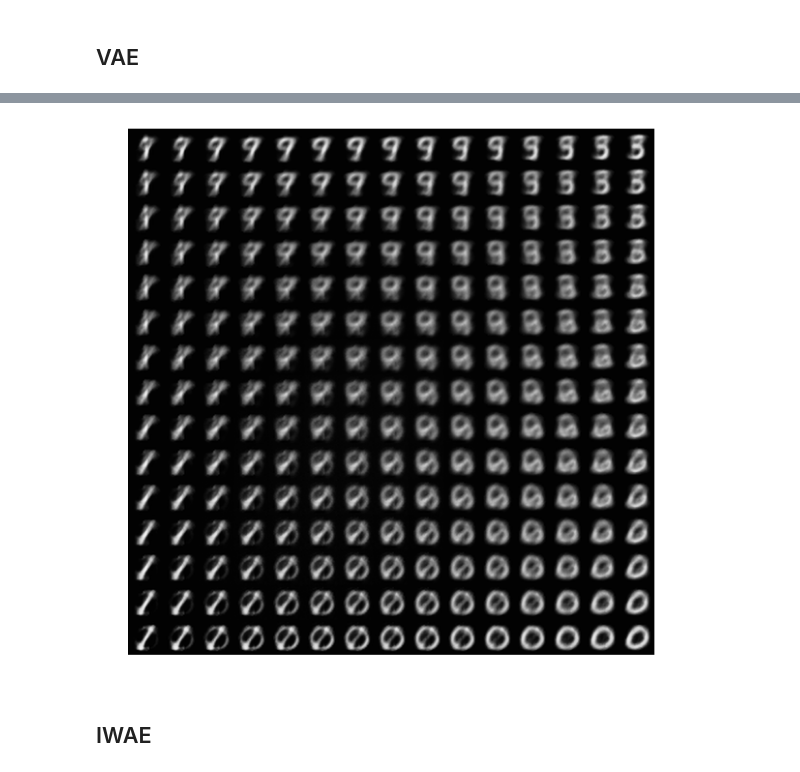
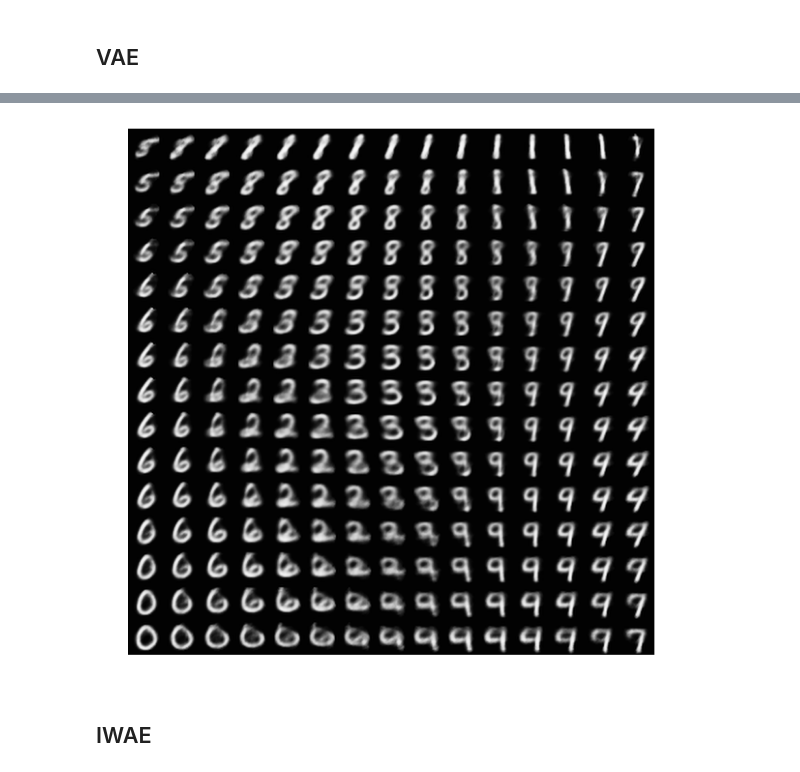
Before and after one commit to Intelligent-Systems-Phystech/DeepGenerativeModels, a Jupyter notebook: examples/VAE_IWAE.ipynb, the cells around one changed output, grey strips where cells are left out. Cells and saved outputs as stored; diff of their text form; code cells hidden in the pictures.

```diff
--- a/examples/VAE_IWAE.ipynb
+++ b/examples/VAE_IWAE.ipynb
@@ -29,5 +46,5 @@ test_data = TensorDataset(data.test_data.view(-1, 28 * 28).float() / 255, data.t
 # %% [markdown]
 ## VAE
 # %%
-model = VAE(2, 28*28, device=device)
+model_vae = VAE(2, 28*28, device=device)
 # %%
@@ -35,8 +52,8 @@ optimizer = optim.Adam(model.parameters(), lr=0.001)
 # %%
-utils.trainer(model = model,
-        optimizer = optimizer,
-        dataset = train_data,
-        count_of_epoch = 1,
-        batch_size = 64,
-        callback = None,
-        progress = tqdm)
+# utils.trainer(model = model_vae,
+#         optimizer = optimizer,
+#         dataset = train_data,
+#         count_of_epoch = 40,
+#         batch_size = 64,
+#         callback = None,
+#         progress = tqdm)
@@ -45,12 +63,14 @@ utils.trainer(model = model,
+# %%
+model_vae.load_state_dict(torch.load('./models/vae_d_2.model', map_location=device))
 # %%
-figure = utils.draw_samples_grid_vae(model)
+figure = utils.draw_samples_grid_vae(model_vae)
 
 plt.figure(figsize=(10, 10))
 plt.imshow(figure, cmap='Greys_r', vmin=0, vmax=1, interpolation='lanczos')
 plt.axis('off')
 plt.show()
 # %% [output]
-[figure, old version]
+[figure, new version]
 # %% [markdown]
 ## IWAE
 # %%
```
Also changed, not shown: parts of 24 cells of this notebook.
